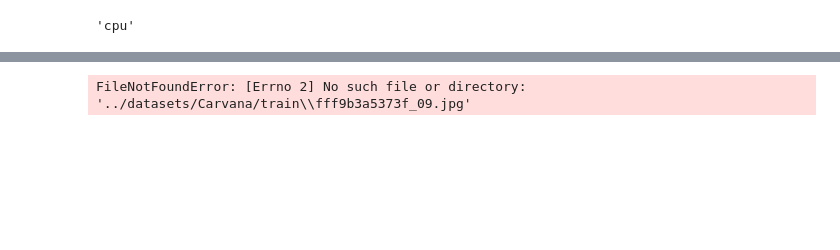
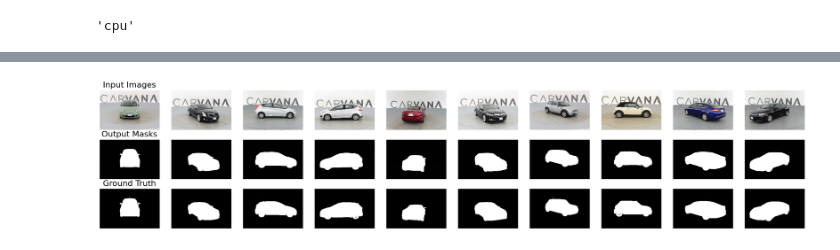
Before and after one commit to AtiqurRahmanAni/ml-algos, a Jupyter notebook: UNet/main.ipynb, the cells around one changed output, grey strips where cells are left out. Cells and saved outputs as stored; diff of their text form; code cells hidden in the pictures; blank space fills up the shorter version.

```diff
--- a/UNet/main.ipynb
+++ b/UNet/main.ipynb
@@ -189,38 +148,31 @@ train_loader = DataLoader(train_set, batch_size=BATCH_SIZE, shuffle=True, pin_me
 # %%
-train_loss = []
-min_loss = float('inf')
-
-for epoch in range(NUM_EPOCH):
-
-    # training loop
-    for image, mask in tqdm(train_loader):
-        image, mask = image.to(DEVICE), mask.to(DEVICE).unsqueeze(1)
-
-        out = model(image)
-        print(out.shape)
-        break
-
-    break
+outputs, inputs, ground_truth = [], [], []
+with torch.no_grad():
+    for image, mask in tqdm(val_loader):
+        image, mask = image.to(DEVICE), mask.to(DEVICE)
+        out = torch.sigmoid(model(image)).squeeze(0).cpu()
+        outputs.extend(out)
+        inputs.extend(image)
+        ground_truth.extend(mask.squeeze(0).cpu())
-# %%
-import shutil
-images = os.listdir("../datasets/Carvana/train")
-random_images = np.random.choice(images, 250)
-random_masks = [x.replace(".jpg", "_mask.gif") for x in random_images]
-
-source_img_dir = "../datasets/Carvana/train"
-source_mask_dir = "../datasets/Carvana/train_masks"
-
-dest_img_dir = "../datasets/Carvana/val"
-dest_mask_dir = "../datasets/Carvana/val_masks"
-
-for img, mask in zip(random_images, random_masks):
-    source_img_path = os.path.join(source_img_dir, img)
-    source_mask_path = os.path.join(source_mask_dir, mask)
-
-    dest_img_path = os.path.join(dest_img_dir, img)
-    dest_mask_path = os.path.join(dest_mask_dir, mask)
-
-    shutil.move(src=source_img_path, dst=dest_img_path)
-    shutil.move(src=source_mask_path, dst=dest_mask_path)
-# %% [output]
-FileNotFoundError: [Errno 2] No such file or directory: '../datasets/Carvana/train\\fff9b3a5373f_09.jpg'
+# %%
+idxs = np.random.randint(0, len(inputs), 10)
+fig, axs = plt.subplots(3, 10, figsize=(25, 5))
+
+axs[0, 0].set_title("Input Images", loc='center', fontsize=16)
+axs[1, 0].set_title("Output Masks", loc='center', fontsize=16)
+axs[2, 0].set_title("Ground Truth", loc='center', fontsize=16)
+
+for i in range(10):
+    idx = idxs[i]
+    axs[0, i].imshow(inputs[idx].permute(1, 2, 0))
+    axs[0, i].axis(False)
+
+    axs[1, i].imshow(outputs[idx].permute(1, 2, 0), cmap="gray")
+    axs[1, i].axis(False)
+
+    axs[2, i].imshow(ground_truth[idx].permute(1, 2, 0), cmap="gray")
+    axs[2, i].axis(False)
+
+plt.show()
+# %% [output]
+[figure, added]
```
Also changed, not shown: parts of 14 cells of this notebook, 3 other files.
